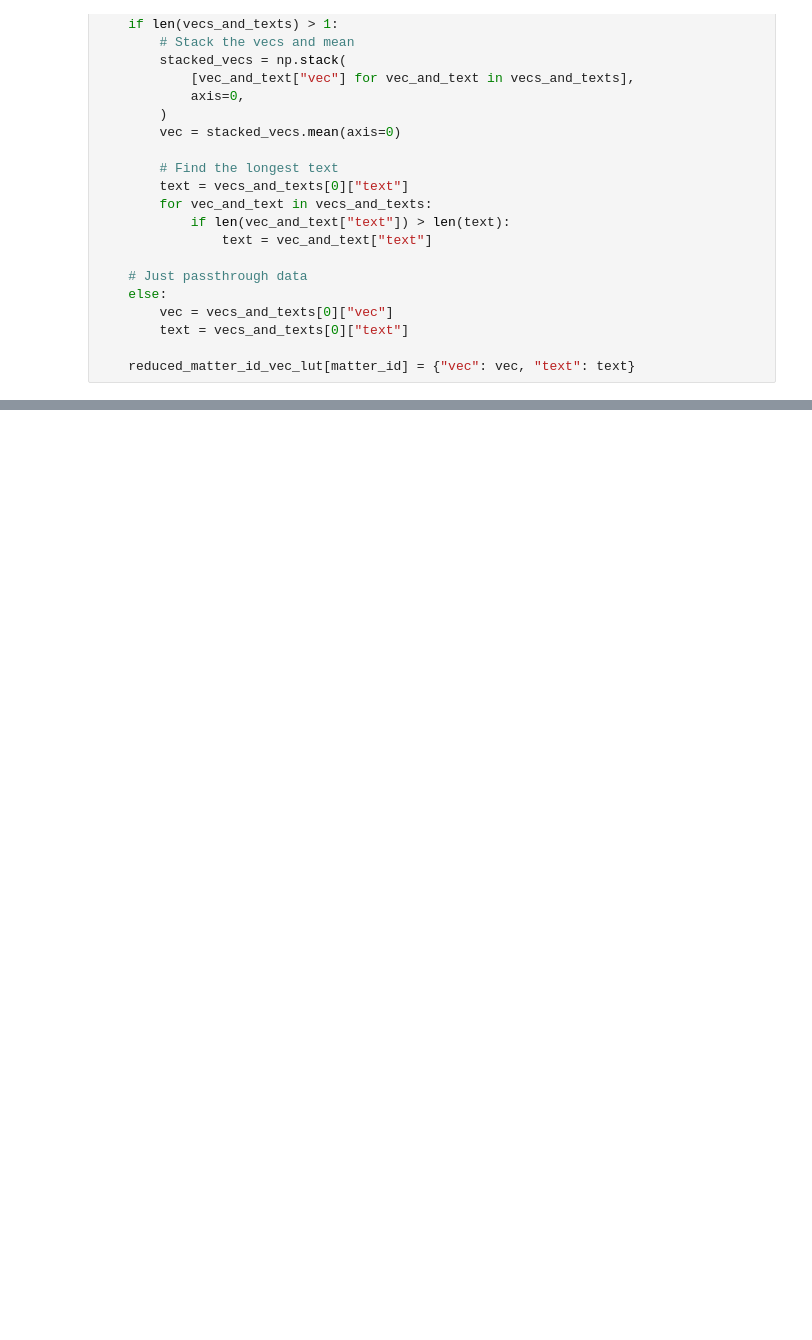
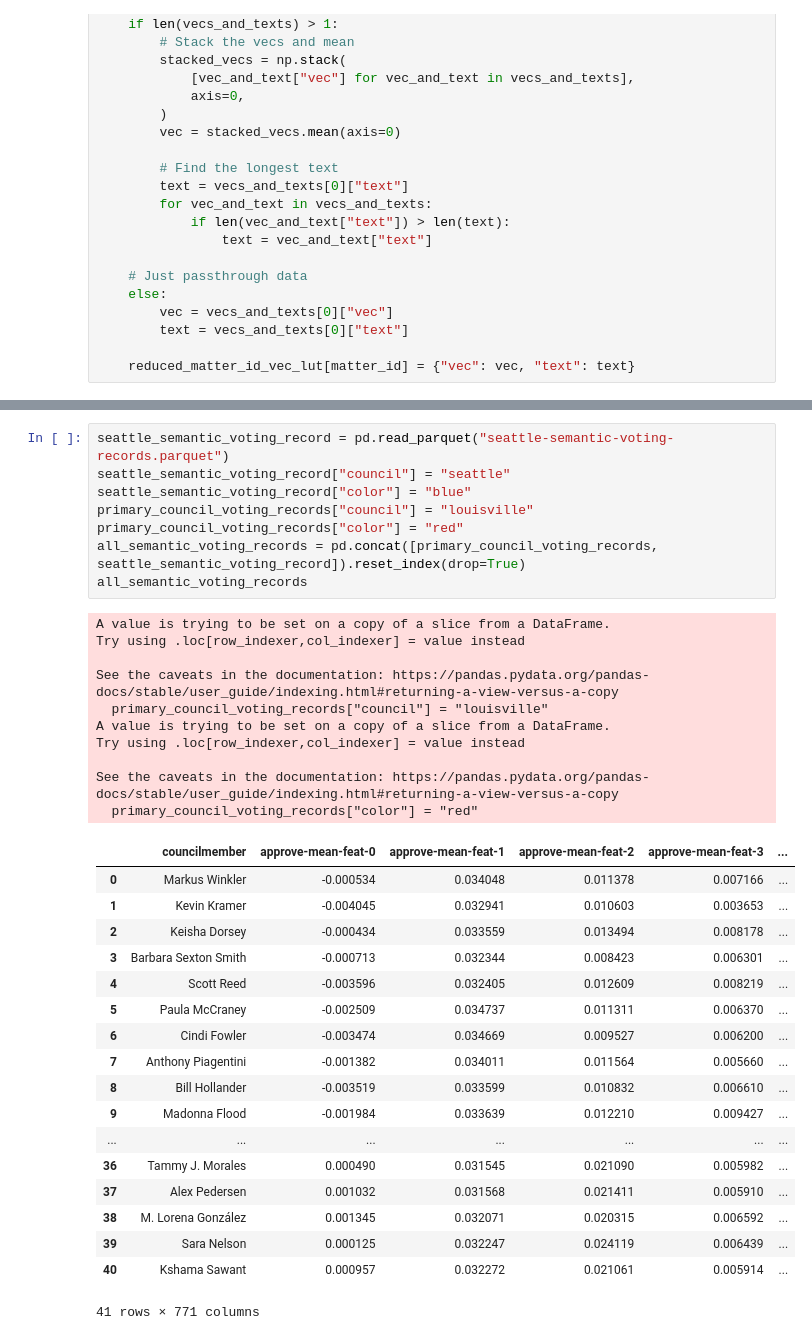
Before and after one commit to PugetSoundClinic-PIT/councils-in-action, a Jupyter notebook: voting-blocs.ipynb, the cells around one changed output, grey strips where cells are left out. Cells and saved outputs as stored; diff of their text form; blank space fills up the shorter version.

Commit message:
Louisville and Seattle combined

```diff
--- a/voting-blocs.ipynb
+++ b/voting-blocs.ipynb
@@ -298,0 +323,37 @@ array([-1, -1, -1, -1, -1, -1, -1, -1, -1, -1])
+# %%
+seattle_semantic_voting_record = pd.read_parquet("seattle-semantic-voting-records.parquet")
+seattle_semantic_voting_record["council"] = "seattle"
+seattle_semantic_voting_record["color"] = "blue"
+primary_council_voting_records["council"] = "louisville"
+primary_council_voting_records["color"] = "red"
+all_semantic_voting_records = pd.concat([primary_council_voting_records, seattle_semantic_voting_record]).reset_index(drop=True)
+all_semantic_voting_records
+# %% [output]
+A value is trying to be set on a copy of a slice from a DataFrame.
+Try using .loc[row_indexer,col_indexer] = value instead
+
+See the caveats in the documentation: https://pandas.pydata.org/pandas-docs/stable/user_guide/indexing.html#returning-a-view-versus-a-copy
+  primary_council_voting_records["council"] = "louisville"
+A value is trying to be set on a copy of a slice from a DataFrame.
+Try using .loc[row_indexer,col_indexer] = value instead
+
+See the caveats in the documentation: https://pandas.pydata.org/pandas-docs/stable/user_guide/indexing.html#returning-a-view-versus-a-copy
+  primary_council_voting_records["color"] = "red"
+|  | councilmember | approve-mean-feat-0 | approve-mean-feat-1 | approve-mean-feat-2 | approve-mean-feat-3 | ... |
+| 0 | Markus Winkler | -0.000534 | 0.034048 | 0.011378 | 0.007166 | ... |
+| 1 | Kevin Kramer | -0.004045 | 0.032941 | 0.010603 | 0.003653 | ... |
+| 2 | Keisha Dorsey | -0.000434 | 0.033559 | 0.013494 | 0.008178 | ... |
+| 3 | Barbara Sexton Smith | -0.000713 | 0.032344 | 0.008423 | 0.006301 | ... |
+| 4 | Scott Reed | -0.003596 | 0.032405 | 0.012609 | 0.008219 | ... |
+| 5 | Paula McCraney | -0.002509 | 0.034737 | 0.011311 | 0.006370 | ... |
+| 6 | Cindi Fowler | -0.003474 | 0.034669 | 0.009527 | 0.006200 | ... |
+| 7 | Anthony Piagentini | -0.001382 | 0.034011 | 0.011564 | 0.005660 | ... |
+| 8 | Bill Hollander | -0.003519 | 0.033599 | 0.010832 | 0.006610 | ... |
+| 9 | Madonna Flood | -0.001984 | 0.033639 | 0.012210 | 0.009427 | ... |
+| ... | ... | ... | ... | ... | ... | ... |
+| 36 | Tammy J. Morales | 0.000490 | 0.031545 | 0.021090 | 0.005982 | ... |
+| 37 | Alex Pedersen | 0.001032 | 0.031568 | 0.021411 | 0.005910 | ... |
+| 38 | M. Lorena González | 0.001345 | 0.032071 | 0.020315 | 0.006592 | ... |
+| 39 | Sara Nelson | 0.000125 | 0.032247 | 0.024119 | 0.006439 | ... |
+| 40 | Kshama Sawant | 0.000957 | 0.032272 | 0.021061 | 0.005914 | ... |
+41 rows × 771 columns
```
Also changed, not shown: parts of 14 cells of this notebook.
